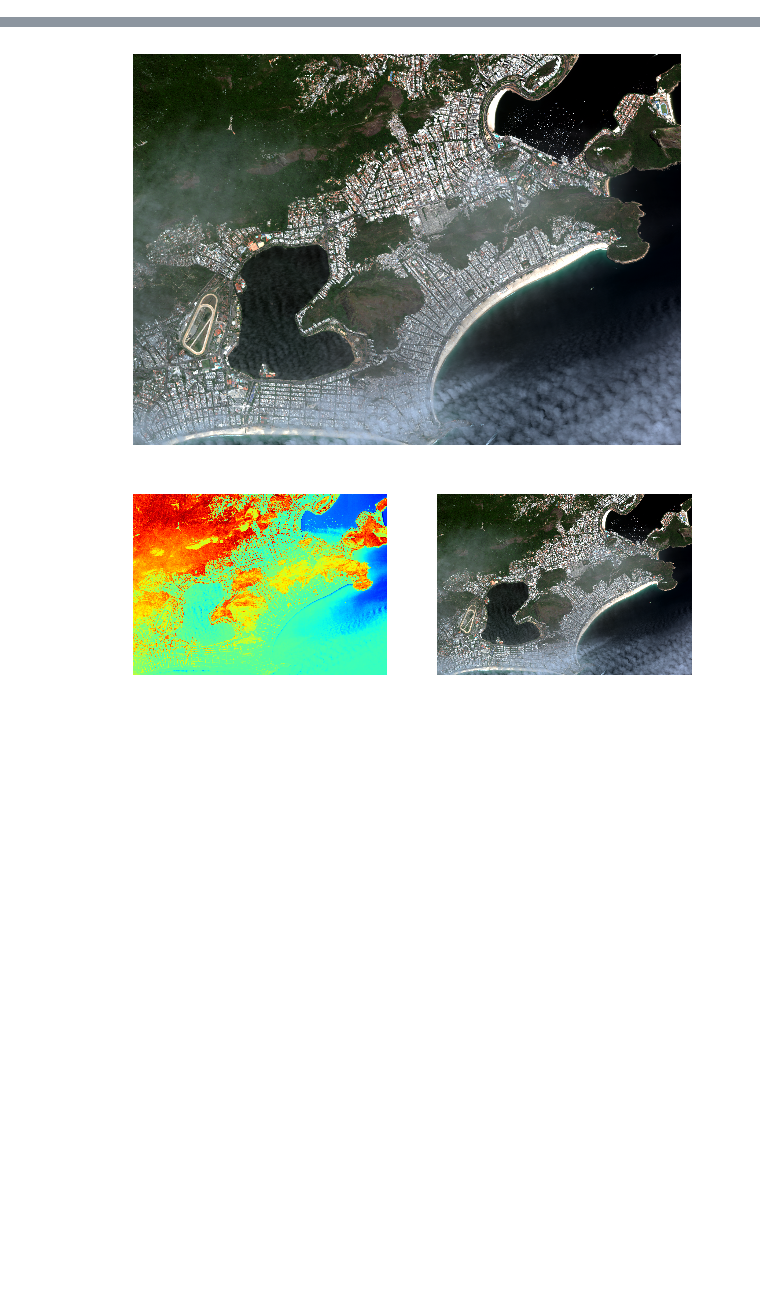
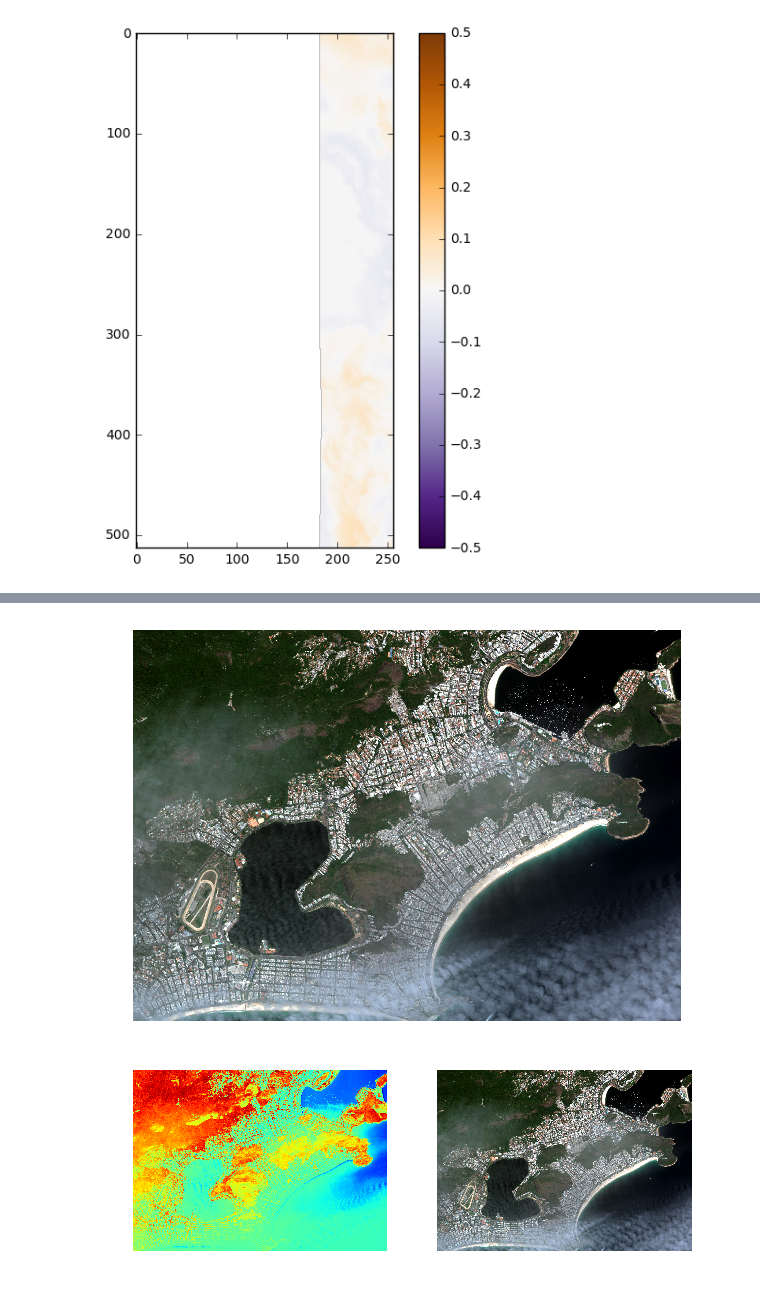
Before and after one commit to timbr-io/idaho-notebooks, a Jupyter notebook: GBDX_IDAHO_map.ipynb, the cells around one changed output, grey strips where cells are left out. Cells and saved outputs as stored; diff of their text form; code cells hidden in the pictures; blank space fills up the shorter version.

```diff
--- a/GBDX_IDAHO_map.ipynb
+++ b/GBDX_IDAHO_map.ipynb
@@ -0,0 +23,12 @@
+# %%
+idaho_map = Map(props={
+    'latitude': 8.999026053657794,
+    'longitude': -79.56024169921875,
+    'zoom': 10,
+    'features': [],
+    'baseLayer': {
+        'url': 'https://cartodb-basemaps-{s}.global.ssl.fastly.net/dark_all/{z}/{x}/{y}@2x.png'
+    }
+})
+
+display(idaho_map)
@@ -64,0 +60,33 @@ for k, p in chips.iteritems():
+# %%
+from contextlib import contextmanager
+
+COASTAL = 0
+BLUE = 1
+GREEN = 2
+YELLOW = 3
+RED = 4
+RED_EDGE = 5
+NIR1 = 6
+NIR2 = 7
+
+@contextmanager
+def load_frame(idx):
+    with rasterio.drivers():
+        with rasterio.open(idaho_map.merged[idx]) as src:
+            bands = src.read([1,2,3,4,5,6,7,8], masked=True).astype(np.float32)
+            yield bands
+# %%
+def compute_index(idx):
+    with load_frame(idx) as bands:
+        # Compute WV-BI Index (Normalized Built-up Index)
+        # http://www.harrisgeospatial.com/docs/BackgroundOtherIndices.html#WorldVie
+        return (bands[COASTAL] - bands[RED_EDGE])/(bands[COASTAL] + bands[RED_EDGE])
+
+@widgets.interact(idx=widgets.IntSlider(value=0, min=0, max=len(idaho_map.merged)-1))
+def preview_index(idx):
+    plt.figure(figsize=(7,7))
+    plt.imshow(compute_index(idx), vmin=-0.5, vmax=0.5, cmap="PuOr_r")
+    plt.colorbar()
+    plt.show()
+# %% [output]
+[figure, added]
```
Also changed, not shown: parts of 12 cells of this notebook, 1 other file.
